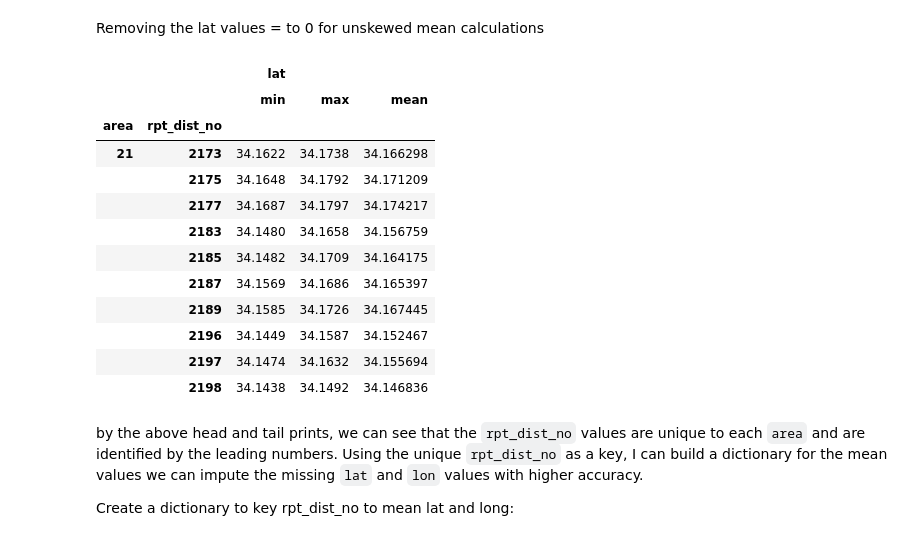
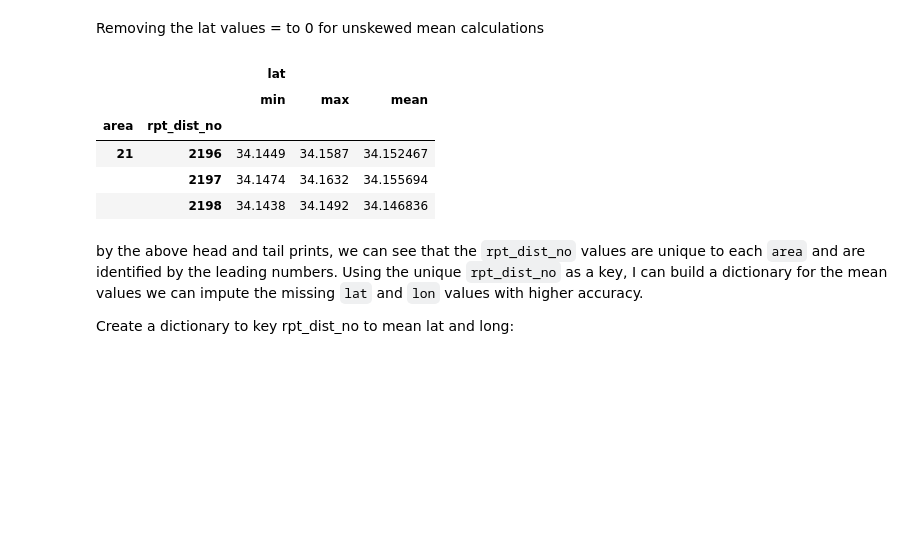
Before and after one commit to jdormaar/Boardgame_Preferences_Predictive_Analysis, a Jupyter notebook: Competitions/Analyzing Crime in LA/notebook.ipynb, the cells around one changed output. Cells and saved outputs as stored; diff of their text form; code cells hidden in the pictures; blank space fills up the shorter version.

```diff
--- a/Competitions/Analyzing Crime in LA/notebook.ipynb
+++ b/Competitions/Analyzing Crime in LA/notebook.ipynb
@@ -484,19 +477,12 @@ df_ll_complete[['area', 'rpt_dist_no', 'lat']].groupby(['area', 'rpt_dist_no']).
 # %% [markdown]
 Removing the lat values = to 0 for unskewed mean calculations
 # %%
-df_ll_complete[['area', 'rpt_dist_no', 'lat']].groupby(['area', 'rpt_dist_no']).agg(['min', 'max', 'mean']).tail(10)
+df_ll_complete[['area', 'rpt_dist_no', 'lat']].groupby(['area', 'rpt_dist_no']).agg(['min', 'max', 'mean']).tail(3)
 # %% [output]
 |  |  | lat |  |  |
 |  |  | min | max | mean |
 | area | rpt_dist_no |  |  |  |
-| 21 | 2173 | 34.1622 | 34.1738 | 34.166298 |
-|  | 2175 | 34.1648 | 34.1792 | 34.171209 |
-|  | 2177 | 34.1687 | 34.1797 | 34.174217 |
-|  | 2183 | 34.1480 | 34.1658 | 34.156759 |
-|  | 2185 | 34.1482 | 34.1709 | 34.164175 |
-|  | 2187 | 34.1569 | 34.1686 | 34.165397 |
-|  | 2189 | 34.1585 | 34.1726 | 34.167445 |
-|  | 2196 | 34.1449 | 34.1587 | 34.152467 |
+| 21 | 2196 | 34.1449 | 34.1587 | 34.152467 |
 |  | 2197 | 34.1474 | 34.1632 | 34.155694 |
 |  | 2198 | 34.1438 | 34.1492 | 34.146836 |
 # %% [markdown]
```
Also changed, not shown: parts of 40 cells of this notebook.
